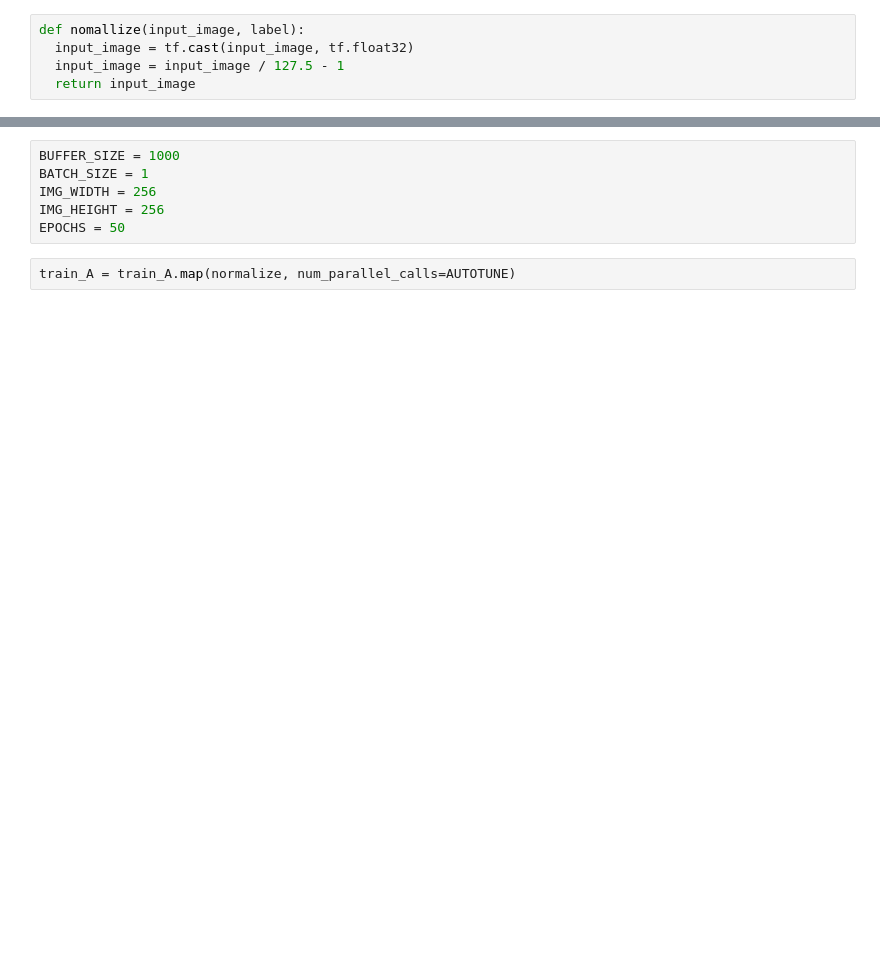
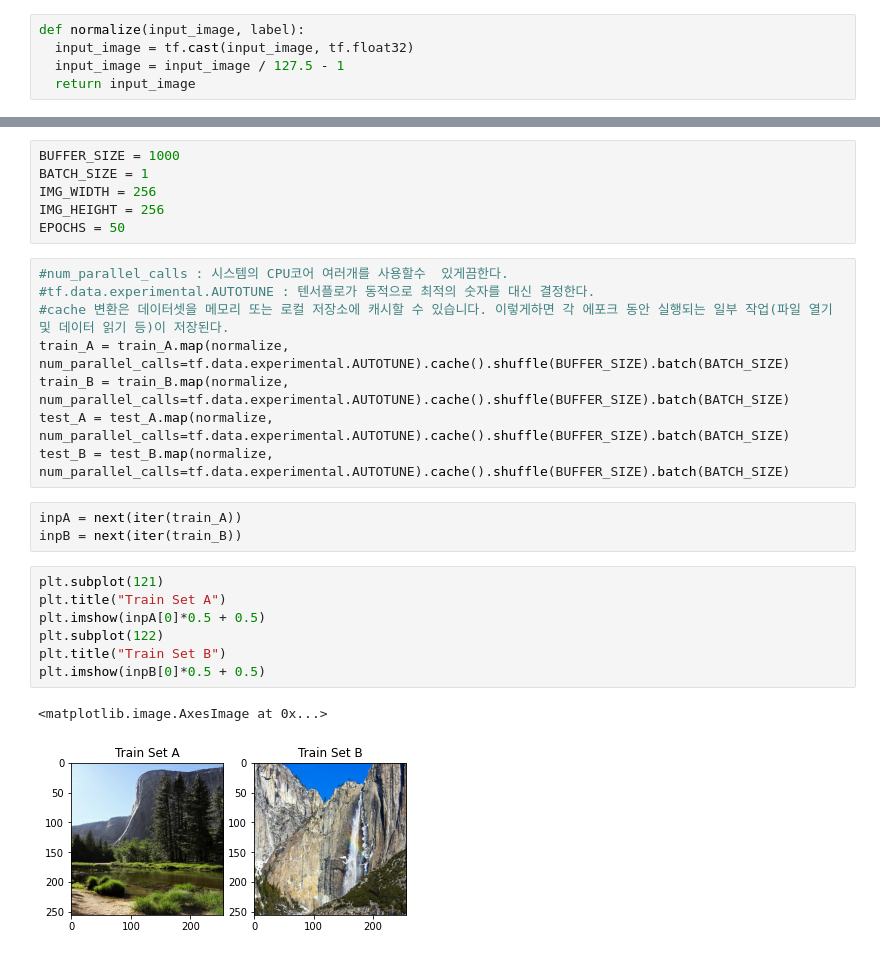
Before and after one commit to kimhwijin/GAN_tutorial, a Jupyter notebook: GAN/CycleGAN.ipynb, the cells around one changed output, grey strips where cells are left out. Drawn from its saved outputs; the diff is of its cells as text; blank space fills up the shorter version.

```diff
--- a/GAN/CycleGAN.ipynb
+++ b/GAN/CycleGAN.ipynb
@@ -11,7 +11,7 @@ import matplotlib.pyplot as plt
 import numpy as np
 import tensorflow_datasets as tfds
 # %%
-def nomallize(input_image, label):
+def normalize(input_image, label):
   input_image = tf.cast(input_image, tf.float32)
   input_image = input_image / 127.5 - 1
   return input_image
@@ -38,5 +25,24 @@ BATCH_SIZE = 1
 IMG_WIDTH = 256
 IMG_HEIGHT = 256
 EPOCHS = 50
-# %%
-train_A = train_A.map(normalize, num_parallel_calls=AUTOTUNE)
+# %%
+#num_parallel_calls : 시스템의 CPU코어 여러개를 사용할수  있게끔한다.
+#tf.data.experimental.AUTOTUNE : 텐서플로가 동적으로 최적의 숫자를 대신 결정한다.
+#cache 변환은 데이터셋을 메모리 또는 로컬 저장소에 캐시할 수 있습니다. 이렇게하면 각 에포크 동안 실행되는 일부 작업(파일 열기 및 데이터 읽기 등)이 저장된다.
+train_A = train_A.map(normalize, num_parallel_calls=tf.data.experimental.AUTOTUNE).cache().shuffle(BUFFER_SIZE).batch(BATCH_SIZE)
+train_B = train_B.map(normalize, num_parallel_calls=tf.data.experimental.AUTOTUNE).cache().shuffle(BUFFER_SIZE).batch(BATCH_SIZE)
+test_A = test_A.map(normalize, num_parallel_calls=tf.data.experimental.AUTOTUNE).cache().shuffle(BUFFER_SIZE).batch(BATCH_SIZE)
+test_B = test_B.map(normalize, num_parallel_calls=tf.data.experimental.AUTOTUNE).cache().shuffle(BUFFER_SIZE).batch(BATCH_SIZE)
+# %%
+inpA = next(iter(train_A))
+inpB = next(iter(train_B))
+# %%
+plt.subplot(121)
+plt.title("Train Set A")
+plt.imshow(inpA[0]*0.5 + 0.5)
+plt.subplot(122)
+plt.title("Train Set B")
+plt.imshow(inpB[0]*0.5 + 0.5)
+# %% [output]
+<matplotlib.image.AxesImage at 0x...>
+[figure, added]
```
Also changed, not shown: parts of 6 cells of this notebook.
